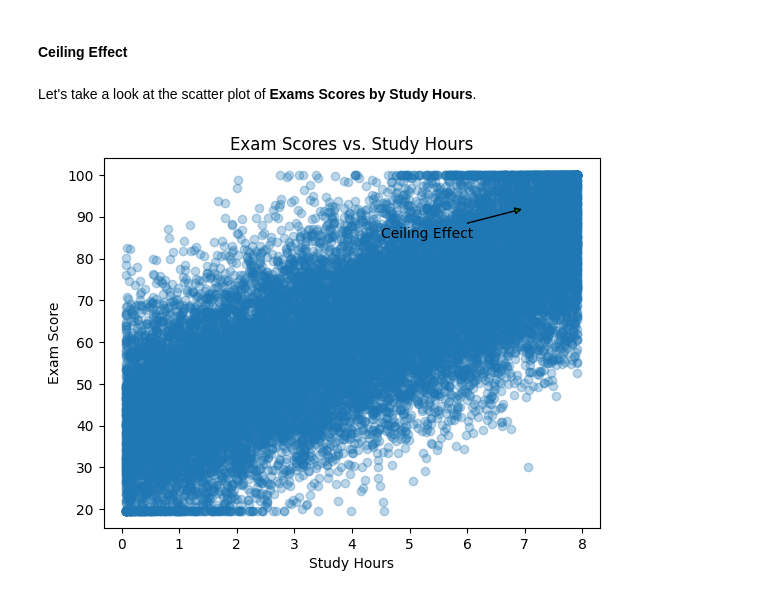
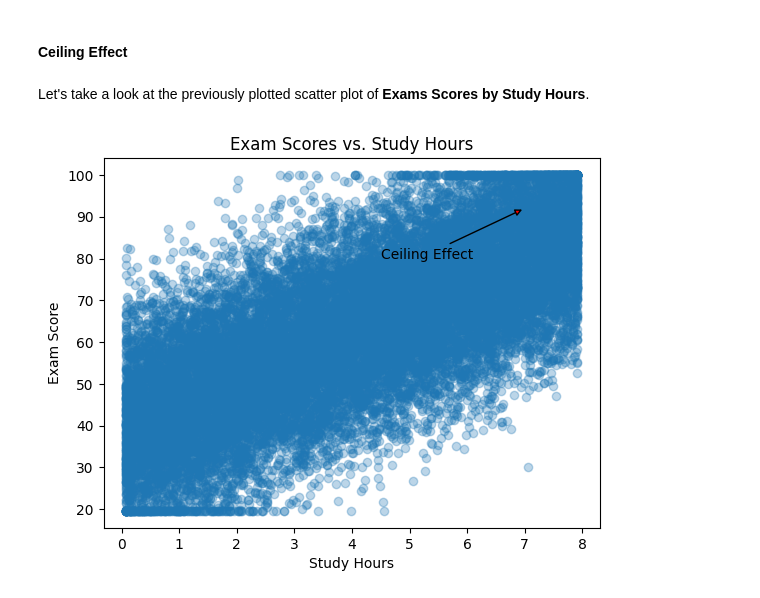
Before and after one commit to Bolajiiii/Data-Science-From-Scratch-Journey, a Jupyter notebook: chapter_5/03_questioning_the_data.ipynb, the cells around one changed output. Cells and saved outputs as stored; diff of their text form; code cells hidden in the pictures.

Commit message:
Complete ceiling effect section

```diff
--- a/chapter_5/03_questioning_the_data.ipynb
+++ b/chapter_5/03_questioning_the_data.ipynb
@@ -37,17 +37,17 @@ From the plots above, it appears that the dataset does not contain many extreme
 # %% [markdown]
 #### Ceiling Effect
 # %% [markdown]
-Let's take a look at the scatter plot of **Exams Scores by Study Hours**.
+Let's take a look at the previously plotted scatter plot of **Exams Scores by Study Hours**.
 # %%
 plt.scatter(x=df['study_hours'], y=df['exam_score'], alpha=0.3)
-plt.annotate('Ceiling Effect', xy=(7, 92), xytext =(4.5, 85),
-             arrowprops = dict(facecolor ='green', arrowstyle='-|>'))
+plt.annotate('Ceiling Effect', xy=(7, 92), xytext =(4.5, 80),
+             arrowprops = dict(facecolor ='red', arrowstyle='-|>', ), fontsize=10)
 
 # add labels
 plt.xlabel('Study Hours')
 plt.ylabel('Exam Score')
 plt.title('Exam Scores vs. Study Hours')
 
 plt.show()
 # %% [output]
-[figure, old version]
+[figure, new version]
```
Also changed, not shown: parts of 1 cell of this notebook.
